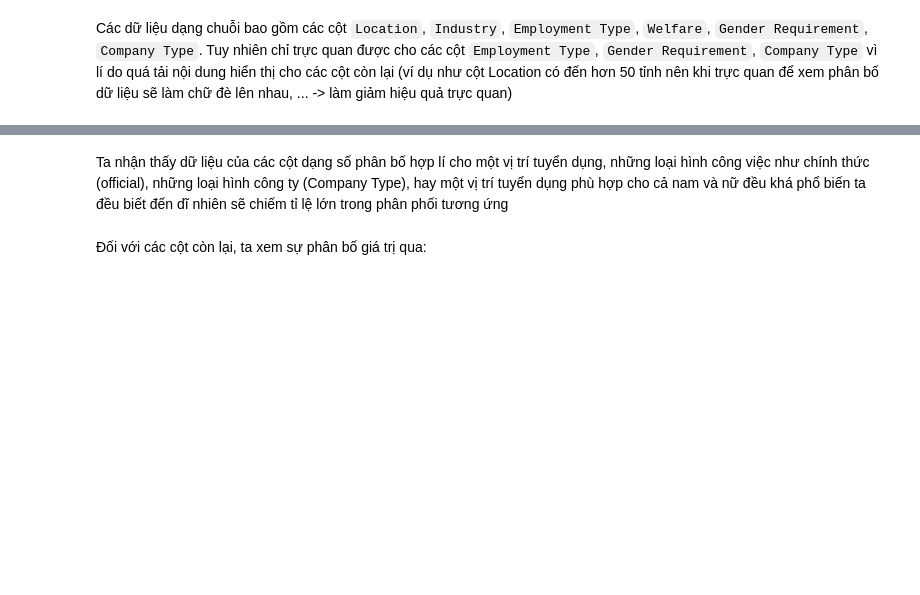
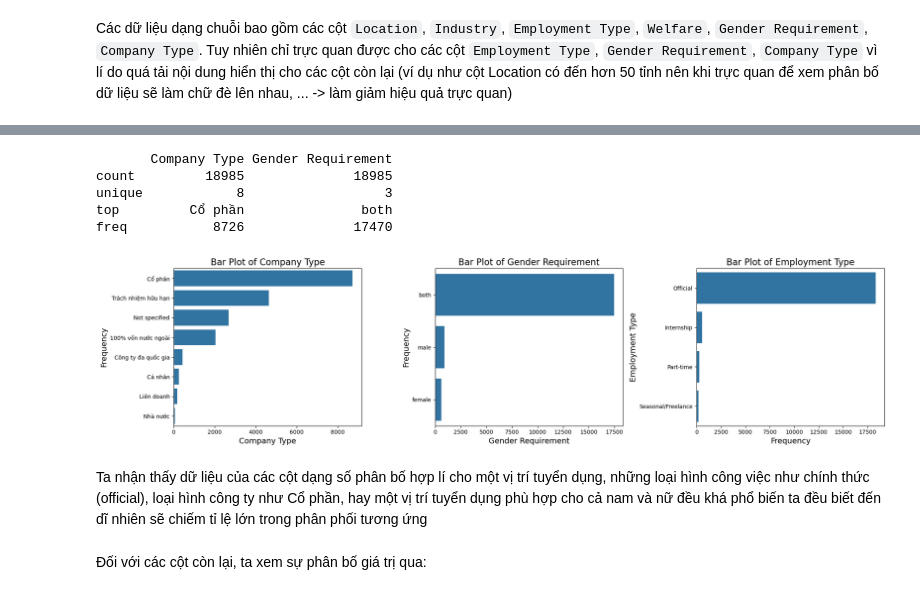
Before and after one commit to Dzivilord/carrerModeling, a Jupyter notebook: ExploringData/ExploringData.ipynb, the cells around one changed output, grey strips where cells are left out. Saved outputs shown, nothing was run; the diff lists cells and outputs as text; code cells hidden in the pictures; blank space fills up the shorter version.

```diff
--- a/ExploringData/ExploringData.ipynb
+++ b/ExploringData/ExploringData.ipynb
@@ -837,3 +853,7 @@ memory usage: 3.0+ MB
+# %%
+value_counts = data['Company Type'].value_counts()
+values_to_remove = value_counts[(value_counts < 10)].index
+data = data[~data['Company Type'].isin(values_to_remove)]
 # %% [markdown]
 ### 2. Với các cột thuộc kiểu numerical, các giá trị phân bố như thế nào? <a id="v2"></a>
 # %%
@@ -1026,5 +1018,54 @@ freq             18133         8726              18467
+# %%
+# Hàm tách các loại hình công việc trong chuỗi và trả về một danh sách
+def extract_employtype(text):
+    employtypes = [types.strip() for types in text.split(',')]
+    return employtypes
+
+all_emtype = data['Employment Type'].apply(extract_employtype).explode()
+
+# Đếm số lần xuất hiện của từng loại hình công việc
+type_counts = all_emtype.value_counts()
+
+# Lấy danh sách tên các loại hình công việc từ type_counts
+type_names = type_counts.index.tolist()
+# %%
+cols = ['Company Type', 'Gender Requirement']
+print(data[cols].describe())
+
+
+fig, axes = plt.subplots(1, 3, figsize=(20, 5))
+axes = axes.flatten()
+
+# Vẽ biểu đồ cho 'Company Type' và 'Gender Requirement'
+for i, col in enumerate(cols):
+    value_counts = data[col].value_counts().sort_values(ascending=False)
+    sns.barplot(
+        y=value_counts.index,
+        x=value_counts.values,
+        ax=axes[i]
+    )
+    axes[i].set_title(f'Bar Plot of {col}', fontsize=16)
+    axes[i].set_xlabel(col, fontsize=14)
+    axes[i].set_ylabel('Frequency', fontsize=14)
+
+# Vẽ biểu đồ cho 'Employment Type'
+sns.barplot(y=type_names, x=type_counts, ax=axes[2])
+axes[2].set_title('Bar Plot of Employment Type', fontsize=16)
+axes[2].set_xlabel('Frequency', fontsize=14)
+axes[2].set_ylabel('Employment Type', fontsize=14)
+
+
+plt.tight_layout()
+plt.show()
+# %% [output]
+       Company Type Gender Requirement
+count         18985              18985
+unique            8                  3
+top         Cổ phần               both
+freq           8726              17470
+[figure, added]
 # %% [markdown]
-Ta nhận thấy dữ liệu của các cột dạng số phân bố hợp lí cho một vị trí tuyển dụng, những loại hình công việc như chính thức (official), những loại hình công ty (Company Type), hay một vị trí tuyển dụng phù hợp cho cả nam và nữ đều khá phổ biến ta đều biết đến dĩ nhiên sẽ chiếm tỉ lệ lớn trong phân phối tương ứng
+Ta nhận thấy dữ liệu của các cột dạng số phân bố hợp lí cho một vị trí tuyển dụng, những loại hình công việc như chính thức (official), loại hình công ty như Cổ phần, hay một vị trí tuyển dụng phù hợp cho cả nam và nữ đều khá phổ biến ta đều biết đến dĩ nhiên sẽ chiếm tỉ lệ lớn trong phân phối tương ứng
 # %% [markdown]
 Đối với các cột còn lại, ta xem sự phân bố giá trị qua:
 # %%
```
Also changed, not shown: parts of 9 cells of this notebook, 3 other files.
